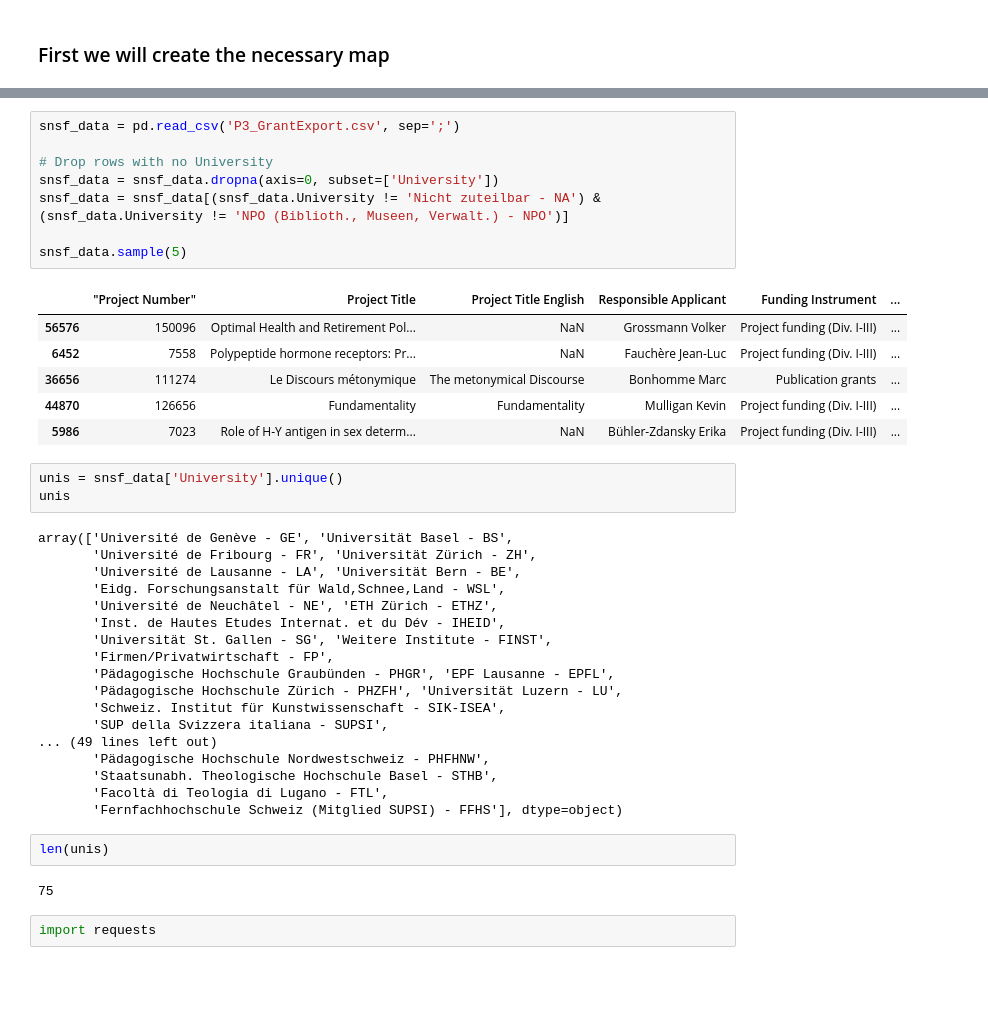
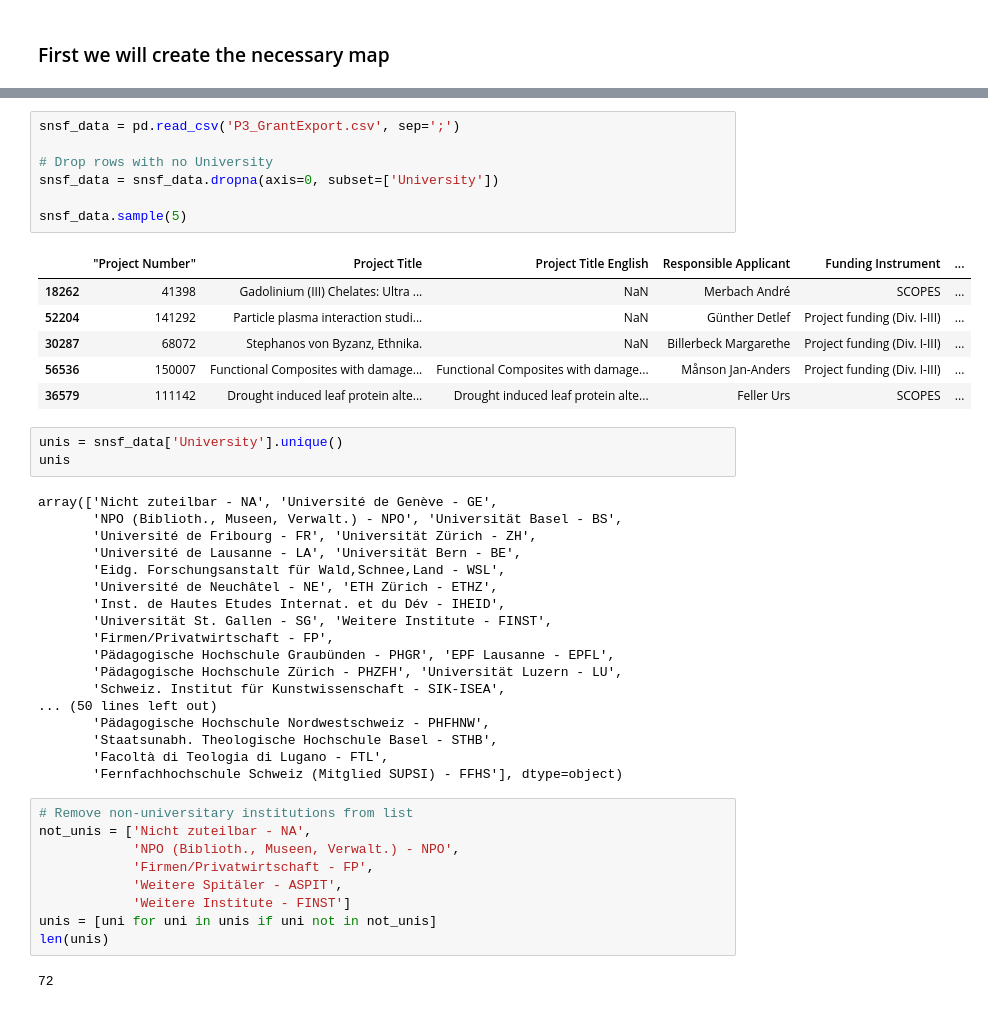
Before and after one commit to ireneu/ada, a Jupyter notebook: HW03/hw3.ipynb, the cells around one changed output, grey strips where cells are left out. Saved outputs shown, nothing was run; the diff lists cells and outputs as text; blank space fills up the shorter version.

```diff
--- a/HW03/hw3.ipynb
+++ b/HW03/hw3.ipynb
@@ -50,23 +50,23 @@ canton_map
 # %%
 snsf_data = pd.read_csv('P3_GrantExport.csv', sep=';')
 
 # Drop rows with no University
 snsf_data = snsf_data.dropna(axis=0, subset=['University'])
-snsf_data = snsf_data[(snsf_data.University != 'Nicht zuteilbar - NA') & (snsf_data.University != 'NPO (Biblioth., Museen, Verwalt.) - NPO')]
 
 snsf_data.sample(5)
 # %% [output]
 |  | ﻿"Project Number" | Project Title | Project Title English | Responsible Applicant | Funding Instrument | ... |
-| 56576 | 150096 | Optimal Health and Retirement Pol... | NaN | Grossmann Volker | Project funding (Div. I-III) | ... |
-| 6452 | 7558 | Polypeptide hormone receptors: Pr... | NaN | Fauchère Jean-Luc | Project funding (Div. I-III) | ... |
-| 36656 | 111274 | Le Discours métonymique | The metonymical Discourse | Bonhomme Marc | Publication grants | ... |
-| 44870 | 126656 | Fundamentality | Fundamentality | Mulligan Kevin | Project funding (Div. I-III) | ... |
-| 5986 | 7023 | Role of H-Y antigen in sex determ... | NaN | Bühler-Zdansky Erika | Project funding (Div. I-III) | ... |
+| 18262 | 41398 | Gadolinium (III) Chelates: Ultra ... | NaN | Merbach André | SCOPES | ... |
+| 52204 | 141292 | Particle plasma interaction studi... | NaN | Günther Detlef | Project funding (Div. I-III) | ... |
+| 30287 | 68072 | Stephanos von Byzanz, Ethnika. | NaN | Billerbeck Margarethe | Project funding (Div. I-III) | ... |
+| 56536 | 150007 | Functional Composites with damage... | Functional Composites with damage... | Månson Jan-Anders | Project funding (Div. I-III) | ... |
+| 36579 | 111142 | Drought induced leaf protein alte... | Drought induced leaf protein alte... | Feller Urs | SCOPES | ... |
 # %%
 unis = snsf_data['University'].unique()
 unis
 # %% [output]
-array(['Université de Genève - GE', 'Universität Basel - BS',
+array(['Nicht zuteilbar - NA', 'Université de Genève - GE',
+       'NPO (Biblioth., Museen, Verwalt.) - NPO', 'Universität Basel - BS',
        'Université de Fribourg - FR', 'Universität Zürich - ZH',
        'Université de Lausanne - LA', 'Universität Bern - BE',
        'Eidg. Forschungsanstalt für Wald,Schnee,Land - WSL',
@@ -77,16 +77,20 @@ array(['Université de Genève - GE', 'Universität Basel - BS',
        'Pädagogische Hochschule Graubünden - PHGR', 'EPF Lausanne - EPFL',
        'Pädagogische Hochschule Zürich - PHZFH', 'Universität Luzern - LU',
        'Schweiz. Institut für Kunstwissenschaft - SIK-ISEA',
-       'SUP della Svizzera italiana - SUPSI',
-... (49 lines left out)
+... (50 lines left out)
        'Pädagogische Hochschule Nordwestschweiz - PHFHNW',
        'Staatsunabh. Theologische Hochschule Basel - STHB',
        'Facoltà di Teologia di Lugano - FTL',
        'Fernfachhochschule Schweiz (Mitglied SUPSI) - FFHS'], dtype=object)
-# %%
-len(unis)
-# %% [output]
-75
-# %%
-import requests
+# %%
+# Remove non-universitary institutions from list
+not_unis = ['Nicht zuteilbar - NA',
+            'NPO (Biblioth., Museen, Verwalt.) - NPO',
+            'Firmen/Privatwirtschaft - FP',
+            'Weitere Spitäler - ASPIT',
+            'Weitere Institute - FINST']
+unis = [uni for uni in unis if uni not in not_unis]
+len(unis)
+# %% [output]
+72
 # %%
```
Also changed, not shown: parts of 6 cells of this notebook.
